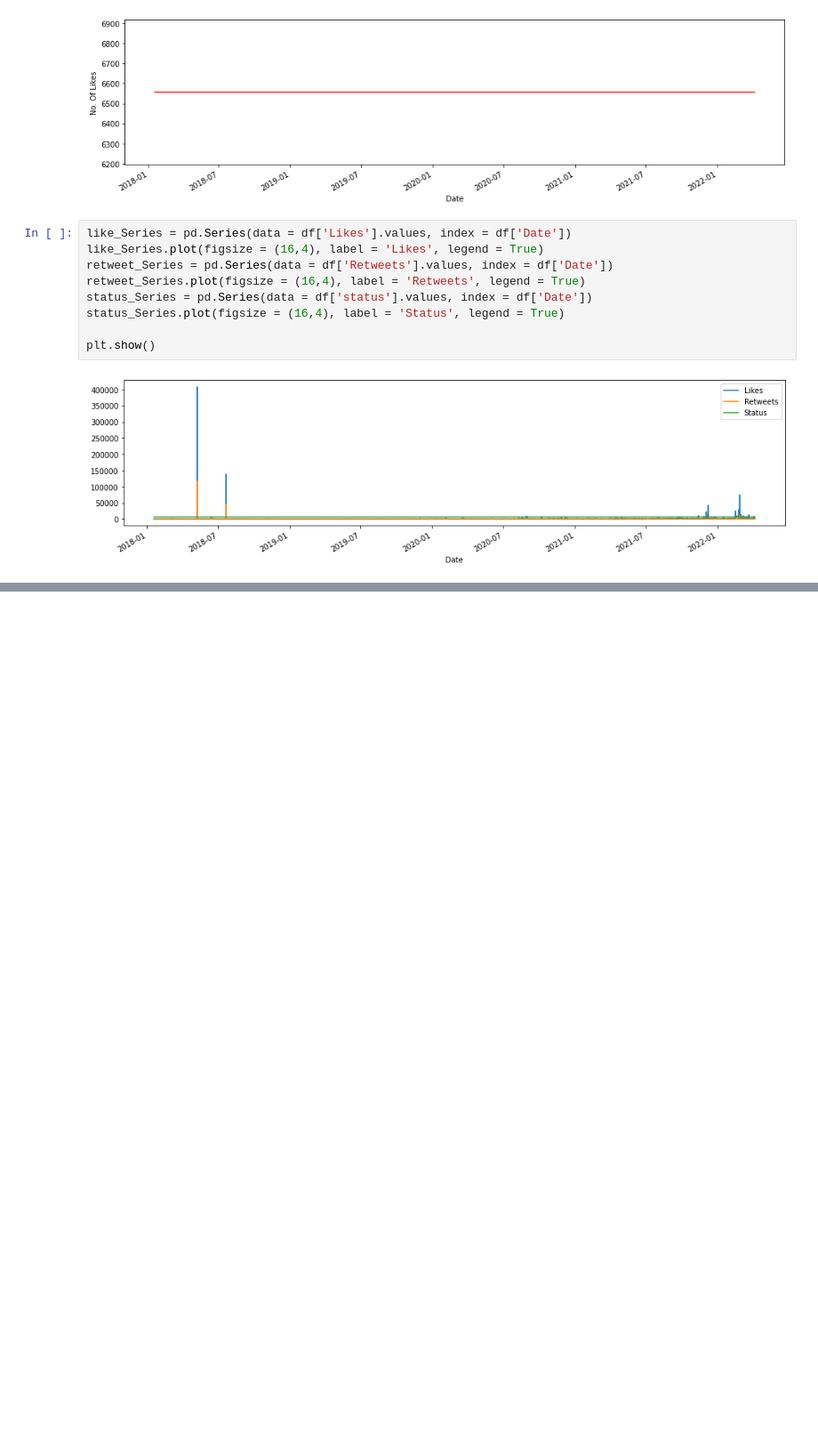
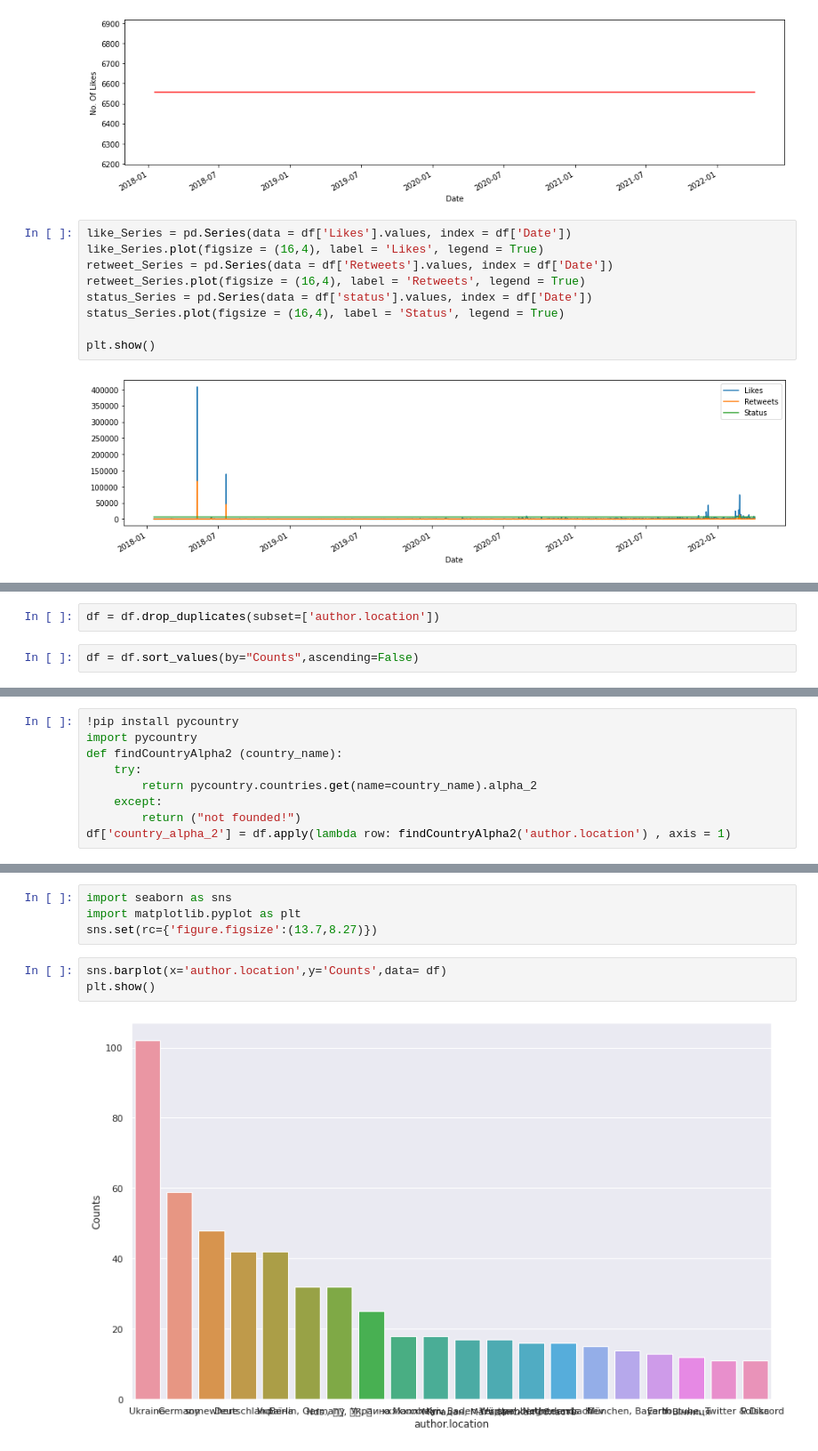
Before and after one commit to mayuripandey/Data-Analysis, a Jupyter notebook: Account_analysis.ipynb, the cells around one changed output, grey strips where cells are left out. Shown at 89% size. Drawn from its saved outputs; the diff is of its cells as text; blank space fills up the shorter version.

```diff
--- a/Account_analysis.ipynb
+++ b/Account_analysis.ipynb
@@ -751,0 +1003,4 @@ plt.show()
+# %%
+df = df.drop_duplicates(subset=['author.location'])
+# %%
+df = df.sort_values(by="Counts",ascending=False)
@@ -751,0 +1027,9 @@ plt.show()
+# %%
+!pip install pycountry
+import pycountry
+def findCountryAlpha2 (country_name):
+    try:
+        return pycountry.countries.get(name=country_name).alpha_2
+    except:
+        return ("not founded!")
+df['country_alpha_2'] = df.apply(lambda row: findCountryAlpha2('author.location') , axis = 1)
@@ -751,0 +1077,9 @@ plt.show()
+# %%
+import seaborn as sns
+import matplotlib.pyplot as plt
+sns.set(rc={'figure.figsize':(13.7,8.27)})
+# %%
+sns.barplot(x='author.location',y='Counts',data= df)
+plt.show()
+# %% [output]
+[figure, added]
```
Also changed, not shown: parts of 62 cells of this notebook.
